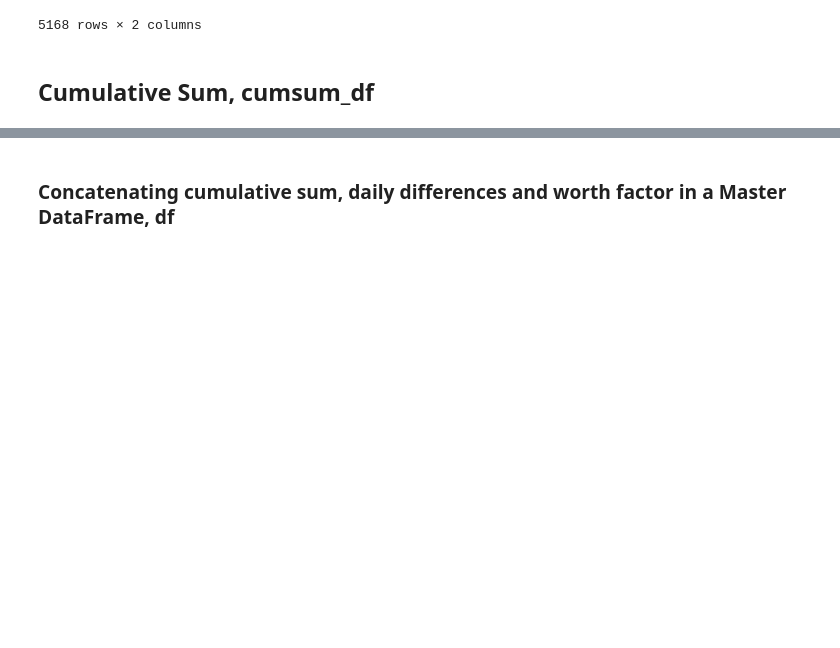
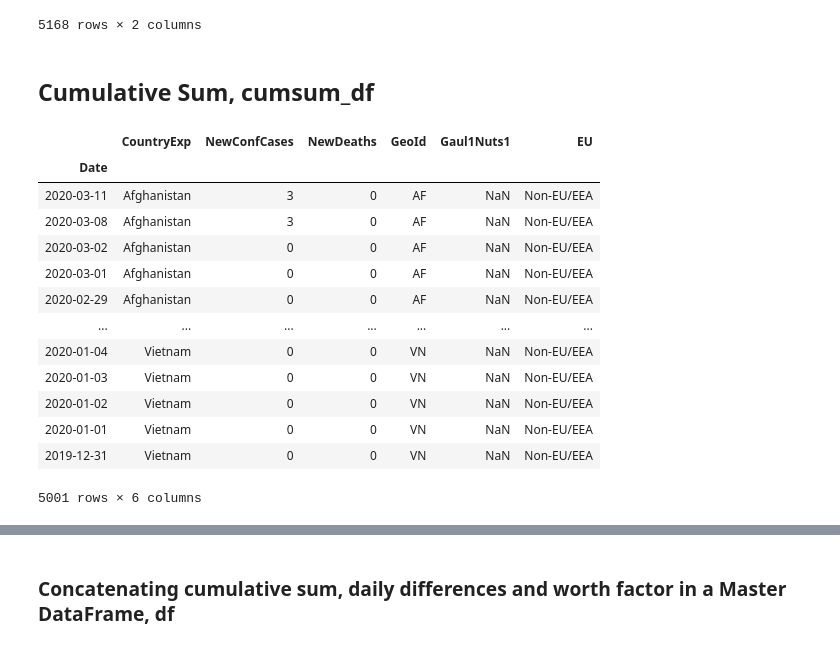
Before and after one commit to ilmitch/covid_eda, a Jupyter notebook: backend/working/COVID-EDA.ipynb, the cells around one changed output, grey strips where cells are left out. Saved outputs shown, nothing was run; the diff lists cells and outputs as text; code cells hidden in the pictures; blank space fills up the shorter version.

```diff
--- a/backend/working/COVID-EDA.ipynb
+++ b/backend/working/COVID-EDA.ipynb
@@ -175,6 +189,23 @@ growth_factor_df
 5168 rows × 2 columns
 # %% [markdown]
 ## Cumulative Sum, cumsum_df
+# %%
+df
+# %% [output]
+|  | CountryExp | NewConfCases | NewDeaths | GeoId | Gaul1Nuts1 | EU |
+| Date |  |  |  |  |  |  |
+| 2020-03-11 | Afghanistan | 3 | 0 | AF | NaN | Non-EU/EEA |
+| 2020-03-08 | Afghanistan | 3 | 0 | AF | NaN | Non-EU/EEA |
+| 2020-03-02 | Afghanistan | 0 | 0 | AF | NaN | Non-EU/EEA |
+| 2020-03-01 | Afghanistan | 0 | 0 | AF | NaN | Non-EU/EEA |
+| 2020-02-29 | Afghanistan | 0 | 0 | AF | NaN | Non-EU/EEA |
+| ... | ... | ... | ... | ... | ... | ... |
+| 2020-01-04 | Vietnam | 0 | 0 | VN | NaN | Non-EU/EEA |
+| 2020-01-03 | Vietnam | 0 | 0 | VN | NaN | Non-EU/EEA |
+| 2020-01-02 | Vietnam | 0 | 0 | VN | NaN | Non-EU/EEA |
+| 2020-01-01 | Vietnam | 0 | 0 | VN | NaN | Non-EU/EEA |
+| 2019-12-31 | Vietnam | 0 | 0 | VN | NaN | Non-EU/EEA |
+5001 rows × 6 columns
 # %%
 #in order to perform cumsum within the same country I need to unstack the country index
 cumsum_df = country_df.unstack(level=0).cumsum().stack(level=1).swaplevel(axis=0).sort_index()
```
Also changed, not shown: parts of 24 cells of this notebook, 6 other files.
